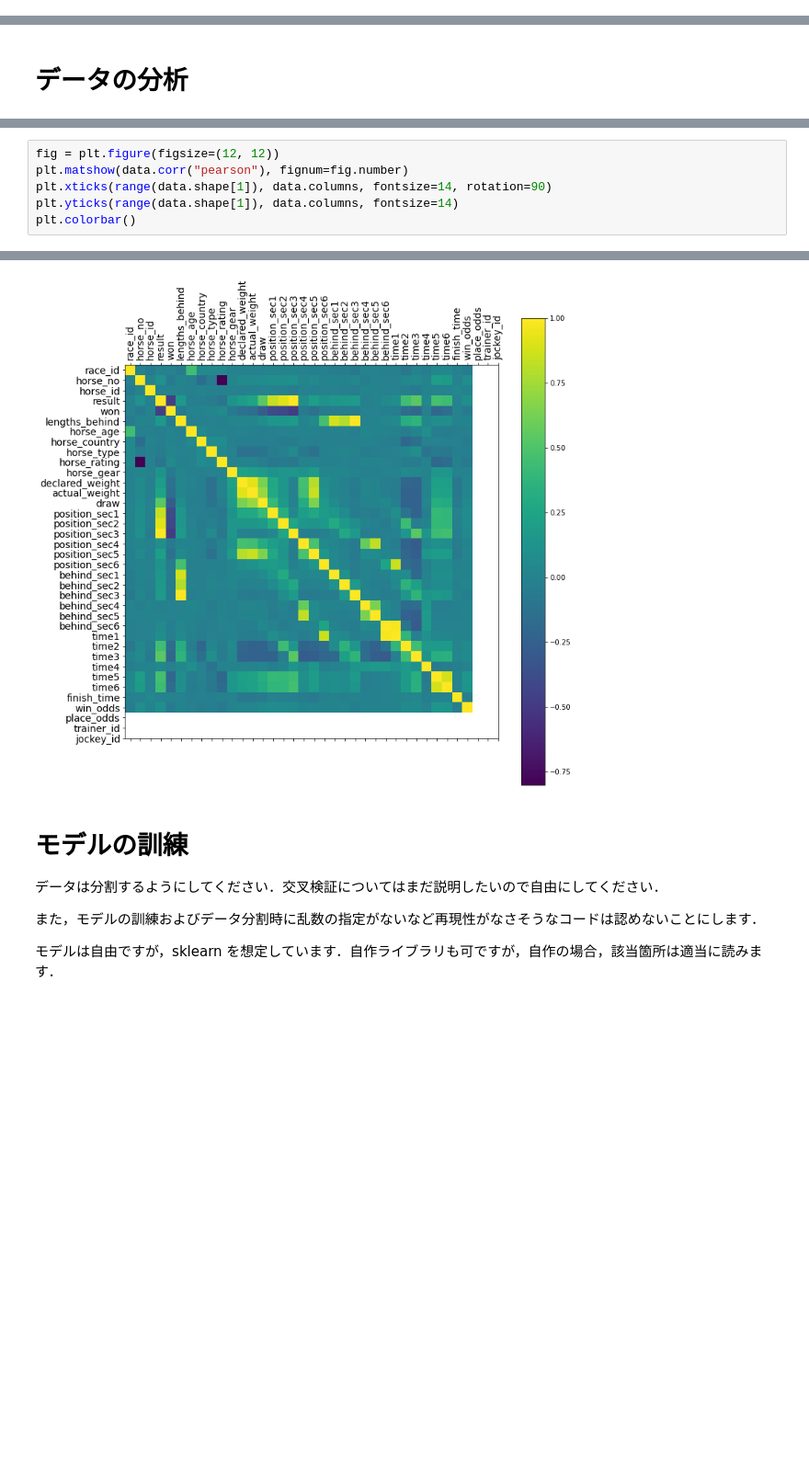
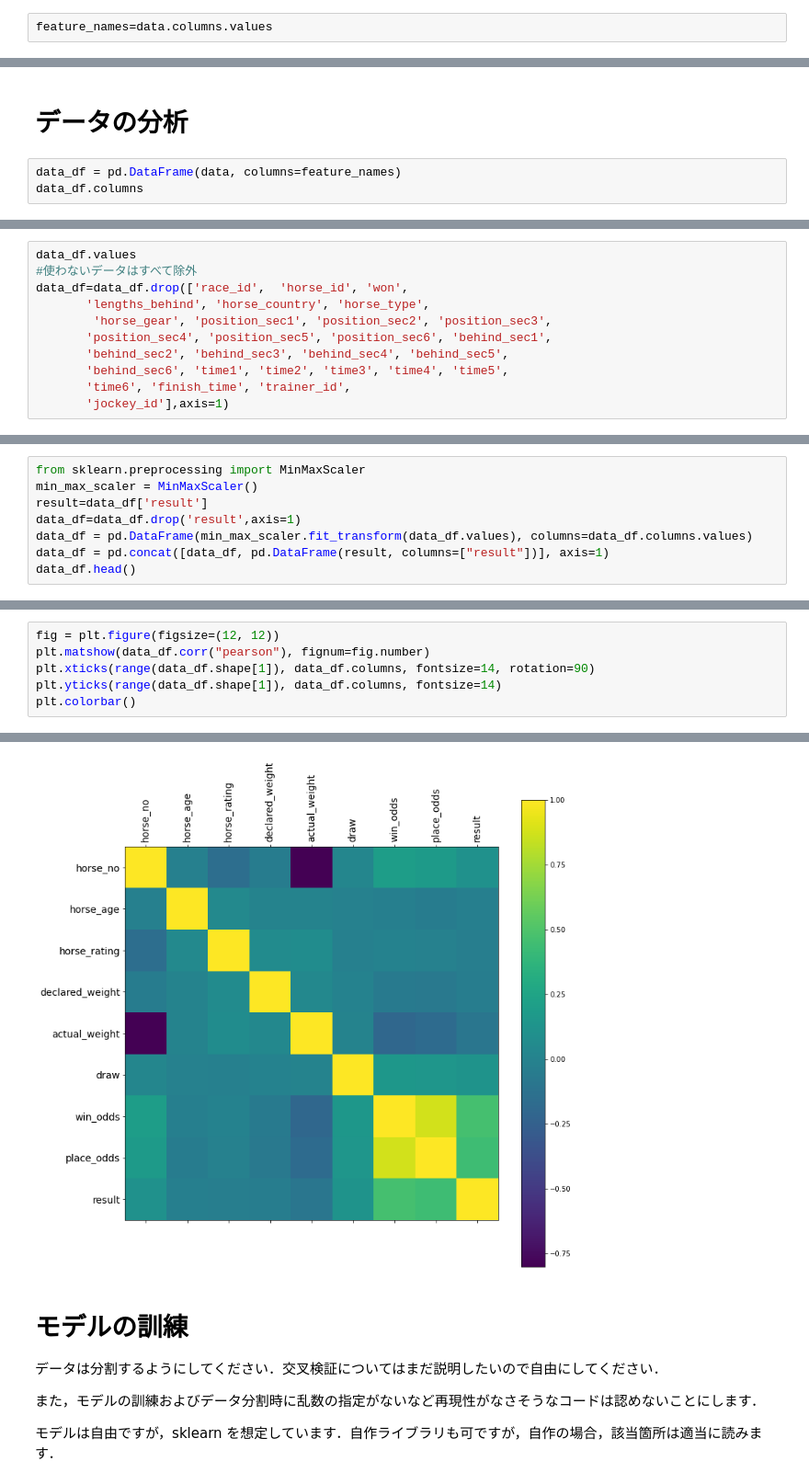
Before and after one commit to KeitaShira/Sample, a Jupyter notebook: 第5回課題.ipynb, the cells around one changed output, grey strips where cells are left out. Shown at 92% size. Saved outputs shown, nothing was run; the diff lists cells and outputs as text; blank space fills up the shorter version.

```diff
--- a/第5回課題.ipynb
+++ b/第5回課題.ipynb
@@ -51,0 +46,2 @@ data[[c for c in data.columns if c != "race_id" and c != "horse_id"]].boxplot(fi
+# %%
+feature_names=data.columns.values
@@ -55,2 +207,5 @@ data[[c for c in data.columns if c != "race_id" and c != "horse_id"]].boxplot(fi
 # %% [markdown]
 # データの分析
+# %%
+data_df = pd.DataFrame(data, columns=feature_names)
+data_df.columns
@@ -56,0 +250,11 @@ data[[c for c in data.columns if c != "race_id" and c != "horse_id"]].boxplot(fi
+# %%
+data_df.values
+#使わないデータはすべて除外
+data_df=data_df.drop(['race_id',  'horse_id', 'won',
+       'lengths_behind', 'horse_country', 'horse_type',
+        'horse_gear', 'position_sec1', 'position_sec2', 'position_sec3',
+       'position_sec4', 'position_sec5', 'position_sec6', 'behind_sec1',
+       'behind_sec2', 'behind_sec3', 'behind_sec4', 'behind_sec5',
+       'behind_sec6', 'time1', 'time2', 'time3', 'time4', 'time5',
+       'time6', 'finish_time', 'trainer_id',
+       'jockey_id'],axis=1)
@@ -56,0 +277,8 @@ data[[c for c in data.columns if c != "race_id" and c != "horse_id"]].boxplot(fi
+# %%
+from sklearn.preprocessing import MinMaxScaler
+min_max_scaler = MinMaxScaler()
+result=data_df['result']
+data_df=data_df.drop('result',axis=1)
+data_df = pd.DataFrame(min_max_scaler.fit_transform(data_df.values), columns=data_df.columns.values)
+data_df = pd.concat([data_df, pd.DataFrame(result, columns=["result"])], axis=1)
+data_df.head()
@@ -57,12 +292,12 @@ data[[c for c in data.columns if c != "race_id" and c != "horse_id"]].boxplot(fi
 # %%
 fig = plt.figure(figsize=(12, 12))
-plt.matshow(data.corr("pearson"), fignum=fig.number)
-plt.xticks(range(data.shape[1]), data.columns, fontsize=14, rotation=90)
-plt.yticks(range(data.shape[1]), data.columns, fontsize=14)
+plt.matshow(data_df.corr("pearson"), fignum=fig.number)
+plt.xticks(range(data_df.shape[1]), data_df.columns, fontsize=14, rotation=90)
+plt.yticks(range(data_df.shape[1]), data_df.columns, fontsize=14)
 plt.colorbar()
 # %% [output]
 <matplotlib.colorbar.Colorbar at 0x...>
-[figure, old version]
+[figure, new version]
 # %% [markdown]
 # モデルの訓練
 データは分割するようにしてください．交叉検証についてはまだ説明したいので自由にしてください．
```
Also changed, not shown: parts of 36 cells of this notebook.
